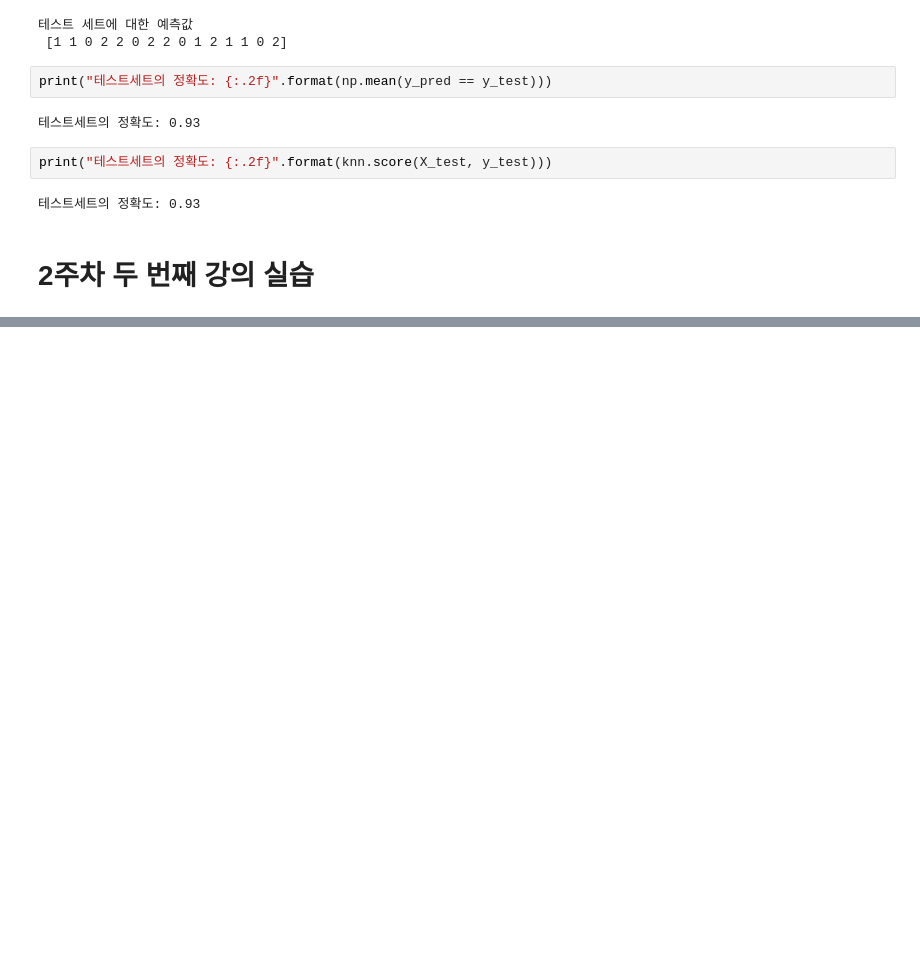
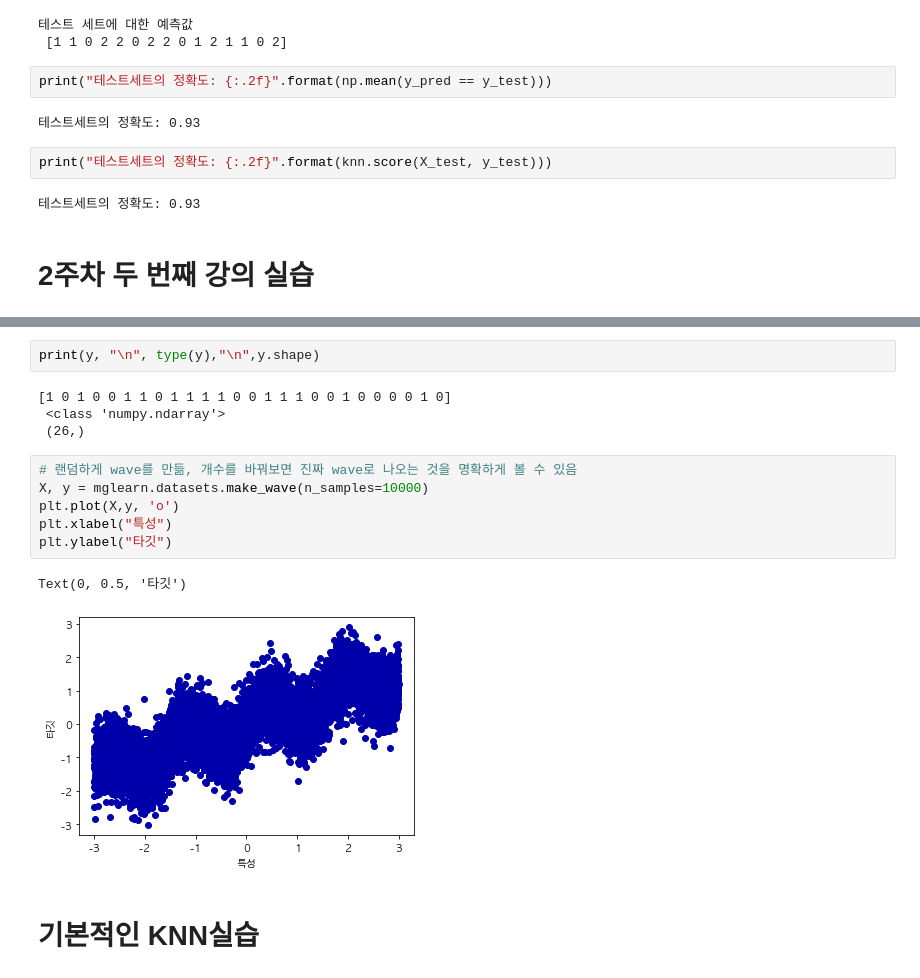
Before and after one commit to serotoninpm/ML-Class, a Jupyter notebook: 2주차 과제.ipynb, the cells around one changed output, grey strips where cells are left out. Cells and saved outputs as stored; diff of their text form; blank space fills up the shorter version.

```diff
--- a/2주차 과제.ipynb
+++ b/2주차 과제.ipynb
@@ -189,0 +215,17 @@ print("테스트세트의 정확도: {:.2f}".format(knn.score(X_test, y_test)))
+# %%
+print(y, "\n", type(y),"\n",y.shape)
+# %% [output]
+[1 0 1 0 0 1 1 0 1 1 1 1 0 0 1 1 1 0 0 1 0 0 0 0 1 0]
+ <class 'numpy.ndarray'>
+ (26,)
+# %%
+# 랜덤하게 wave를 만듦, 개수를 바꿔보면 진짜 wave로 나오는 것을 명확하게 볼 수 있음
+X, y = mglearn.datasets.make_wave(n_samples=10000)
+plt.plot(X,y, 'o')
+plt.xlabel("특성")
+plt.ylabel("타깃")
+# %% [output]
+Text(0, 0.5, '타깃')
+[figure, added]
+# %% [markdown]
+# 기본적인 KNN실습
```
Also changed, not shown: parts of 44 cells of this notebook.
